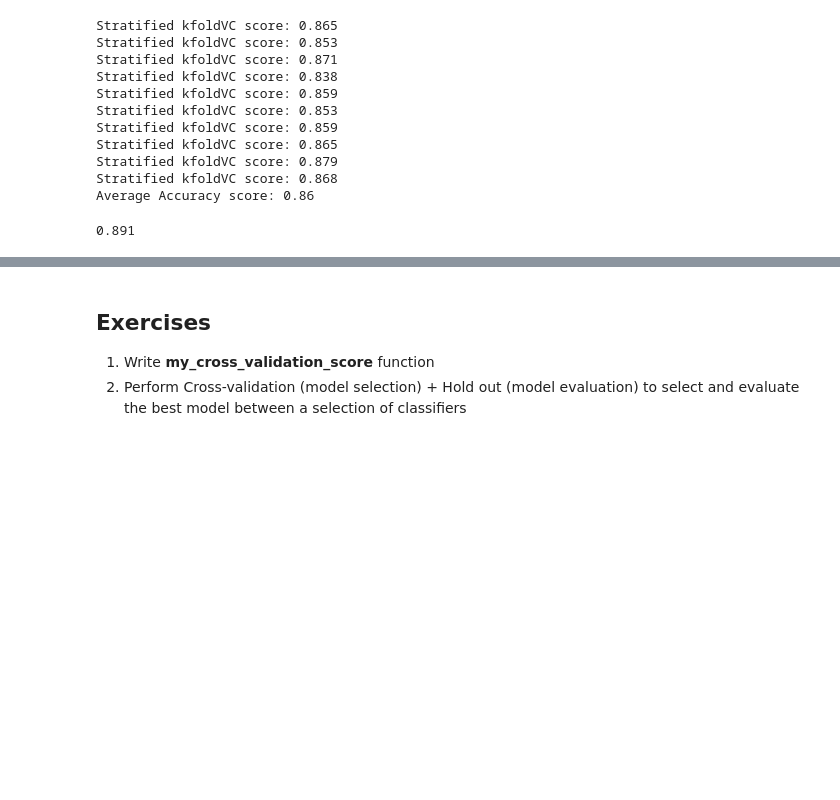
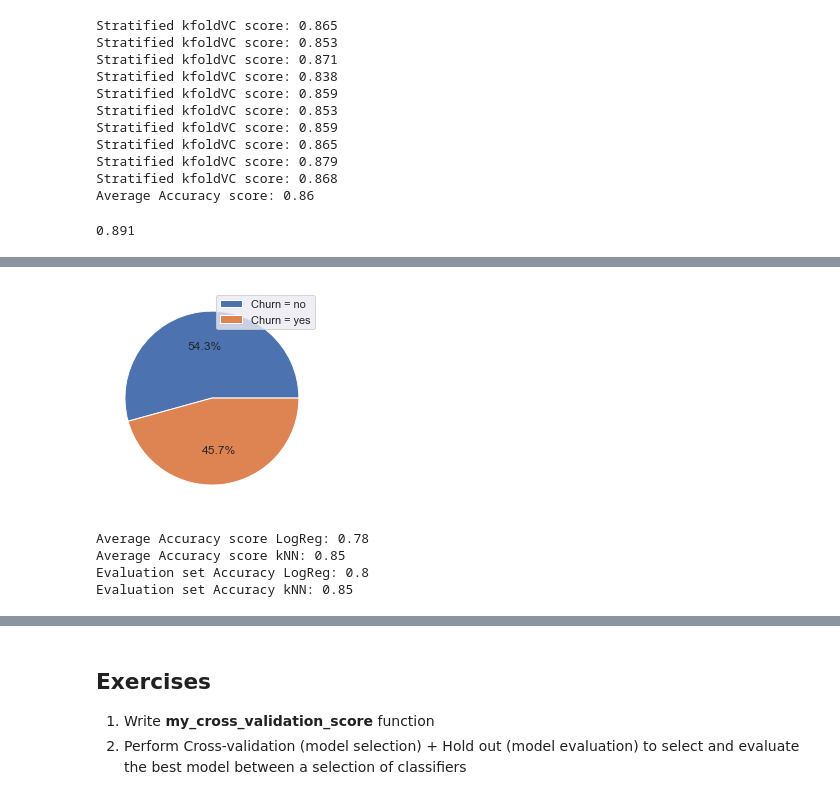
Before and after one commit to alessiogiust/DataScienceAcademy_Projects, a Jupyter notebook: AG_ModelSelection_CrossVal_functions.ipynb, the cells around one changed output, grey strips where cells are left out. Saved outputs shown, nothing was run; the diff lists cells and outputs as text; code cells hidden in the pictures; blank space fills up the shorter version.

```diff
--- a/AG_ModelSelection_CrossVal_functions.ipynb
+++ b/AG_ModelSelection_CrossVal_functions.ipynb
@@ -121,0 +145,67 @@ print(round(final_acc, 3))
+# %%
+# Handle imbalanced class
+X_train, X_test, y_train, y_test = train_test_split(data.drop("churn", axis=1), data["churn"], test_size=0.2, random_state=123)
+dt = pd.merge(X_train, y_train, left_index=True, right_index=True)
+
+# Use basic Over Sampling Minority Class resample method, (only training set) --> reference: (https://towardsdatascience.com/heres-what-i-ve-learnt-about-sklearn-resample-ab735ae1abc4)
+from sklearn.utils import resample, shuffle
+
+# set the minority class to a seperate dataframe
+dt_1 = dt[dt['churn'] == 1]
+# set other classes to another dataframe
+dt_0 = dt[dt['churn'] == 0]
+# over-sample the minority class (5x)
+dt_1_oversampled = resample(dt_1, random_state=42, n_samples=len(dt_1)*5, replace=True)
+# concatenate the over-sample dataframe with the other
+dt_train_balanced = shuffle(pd.concat([dt_1_oversampled, dt_0]))
+
+# define X and y
+X_train_bal = dt_train_balanced.drop("churn", axis=1)
+y_train_bal = dt_train_balanced["churn"]
+
+plt.pie(dt_train_balanced['churn'].value_counts(), autopct = '%.1f%%')
+plt.legend(["Churn = no", "Churn = yes"]);
+# %% [output]
+[figure, added]
+# %%
+# Repeat the same process as before with balanced training set
+# Scale
+scaler = MinMaxScaler()
+X_train_bal_sc = pd.DataFrame(scaler.fit_transform(X_train_bal))
+X_test_sc = pd.DataFrame(scaler.transform(X_test))
+
+# Stratified kFold
+skf = StratifiedKFold(n_splits=6)
+
+scores_lr = []
+scores_knn = []
+scores_tr = []
+for train_index, test_index in skf.split(X_train_bal_sc, y_train_bal):
+    X_train_cv, X_test_cv = X_train_bal_sc.iloc[train_index], X_train_bal_sc.iloc[test_index]
+    y_train_cv, y_test_cv = y_train_bal.iloc[train_index], y_train_bal.iloc[test_index]
+    lr = LogisticRegression()
+    knn = KNeighborsClassifier(n_neighbors=10)
+    lr.fit(X_train_cv, y_train_cv)
+    knn.fit(X_train_cv, y_train_cv)
+    # Accuracy now should provide better info on the performance
+    sc_lr = lr.score(X_test_cv, y_test_cv)
+    sc_knn = knn.score(X_test_cv, y_test_cv)
+    scores_lr.append(sc_lr)
+    scores_knn.append(sc_knn)
+
+print(f"Average Accuracy score LogReg: {round(np.mean(scores_lr), 2)}")
+print(f"Average Accuracy score kNN: {round(np.mean(scores_knn), 2)}")
+
+# Final evaluation
+lr = LogisticRegression().fit(X_train_bal_sc, y_train_bal)
+knn = KNeighborsClassifier(n_neighbors=10).fit(X_train_bal_sc, y_train_bal)
+sc_lr = lr.score(X_test_sc, y_test)
+sc_knn = knn.score(X_test_sc, y_test)
+
+print(f"Evaluation set Accuracy LogReg: {round(np.mean(sc_lr), 2)}")
+print(f"Evaluation set Accuracy kNN: {round(np.mean(sc_knn), 2)}")
+# %% [output]
+Average Accuracy score LogReg: 0.78
+Average Accuracy score kNN: 0.85
+Evaluation set Accuracy LogReg: 0.8
+Evaluation set Accuracy kNN: 0.85
```
Also changed, not shown: parts of 18 cells of this notebook.
